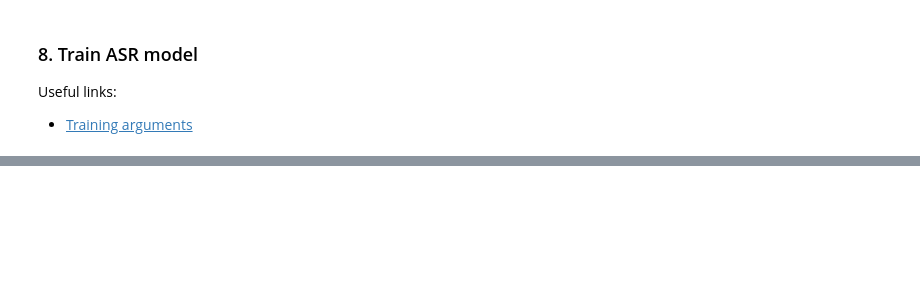
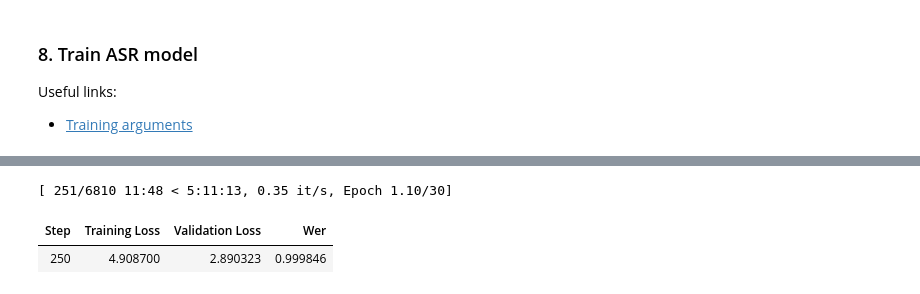
Before and after one commit to lucas-meyer-7/Speech-Recognition-Afrikaans-isiXhosa, a Jupyter notebook: src/fine_tune.ipynb, the cells around one changed output, grey strips where cells are left out. Saved outputs shown, nothing was run; the diff lists cells and outputs as text; code cells hidden in the pictures; blank space fills up the shorter version.

```diff
--- a/src/fine_tune.ipynb
+++ b/src/fine_tune.ipynb
@@ -52,5 +52,5 @@ git-lfs is already the newest version (3.0.2-1ubuntu0.2).
 # %% [markdown]
 ### 2.1 Choose dataset
 # %%
-dataset_name = str(input("Enter name of dataset (asr_af OR asr_xh OR fleurs_zu): "))
+dataset_name = str(input("Enter name of dataset (asr_af OR asr_xh OR fleurs_zu OR fleurs_du): "))
 # %% [output]
@@ -356,7 +353,7 @@ Login successful
 # %% [markdown]
 ### 6. Instantiate ASR model object
 # %%
-if dataset_name == "fleurs_zu":
+if dataset_name == "fleurs_zu" or dataset_name == "fleurs_nl":
     model = ASR_MODEL(repo_name=PUSH_REPO,
                       dataset_name=dataset_name,
                       load_from_hf=False,
@@ -384,12 +381,6 @@ if repo_exists:
     model.xlsr_model.gradient_checkpointing_enable()   # Enable gradient checkpointing
     model.extract_features()
     model.create_data_collator()
-elif sequential:
-    model.load_datasets()
-    model.create_tokenizer()
-    model.create_processor()
-    model.extract_features()
-    model.create_data_collator()
 else:
     model.load_datasets()
     model.create_tokenizer()
@@ -404,6 +403,41 @@ Useful links:
  - [Training arguments](https://huggingface.co/docs/transformers/main_classes/trainer#transformers.TrainingArguments)
 # %%
 clear_cache()
+
+# training_args = TrainingArguments(
+#     # Where to save the model
+#     push_to_hub=True,
+#     overwrite_output_dir=True,
+#     output_dir=model.repo_name,
+
+#     # Batch sizes and num accumulation steps
+#     per_device_train_batch_size=8,
+#     per_device_eval_batch_size=8,
+#     gradient_accumulation_steps=2,
+
+#     # Enable gradient checkpointing and half-point precision
+#     gradient_checkpointing=True,
+#     fp16=True,
+
+#     # Number of steps
+#     eval_steps=100,
+#     save_steps=100,
+#     logging_steps=100,
+
+#     # Evaluation stuff
+#     evaluation_strategy="steps",
+
+#     # Saving stuff
+#     save_total_limit=2,
+#     save_strategy="steps",
+#     load_best_model_at_end=True,
+
+#     # Other hyperparameters (defaults)
+#     warmup_steps=500,
+#     learning_rate=3e-4,
+#     num_train_epochs=30,
+#     group_by_length=True,
+# )
 
 training_args = TrainingArguments(
     # Where to save the model
@@ -420,17 +454,20 @@ training_args = TrainingArguments(
     gradient_checkpointing=True,
     fp16=True,
 
+    # Number of steps
+    eval_steps=250,
+    save_steps=250,
+    logging_steps=250,
+
     # Evaluation stuff
-    eval_steps=250,
     evaluation_strategy="steps",
 
     # Saving stuff
-    save_steps=250,
     save_total_limit=2,
     save_strategy="steps",
     load_best_model_at_end=True,
 
-    # Other hyperparameters
+    # Other hyperparameters (defaults)
     warmup_steps=500,
     learning_rate=3e-4,
     num_train_epochs=30,
@@ -445,8 +482,9 @@ model.trainer = Trainer(
     train_dataset=model.train_set,
     eval_dataset=model.val_set,
     tokenizer=model.processor.feature_extractor,
-    callbacks=[EarlyStoppingCallback(early_stopping_patience=3)]
+    callbacks=[EarlyStoppingCallback(early_stopping_patience=2)]
 )
 
 model.trainer.train()
 model.trainer.push_to_hub()
+# %% [output]
@@ -452,0 +493,3 @@ model.trainer.push_to_hub()
+[ 251/6810 11:48 < 5:11:13, 0.35 it/s, Epoch 1.10/30]
+| Step | Training Loss | Validation Loss | Wer |
+| 250 | 4.908700 | 2.890323 | 0.999846 |
```
Also changed, not shown: parts of 7 cells of this notebook, 36 other files.
